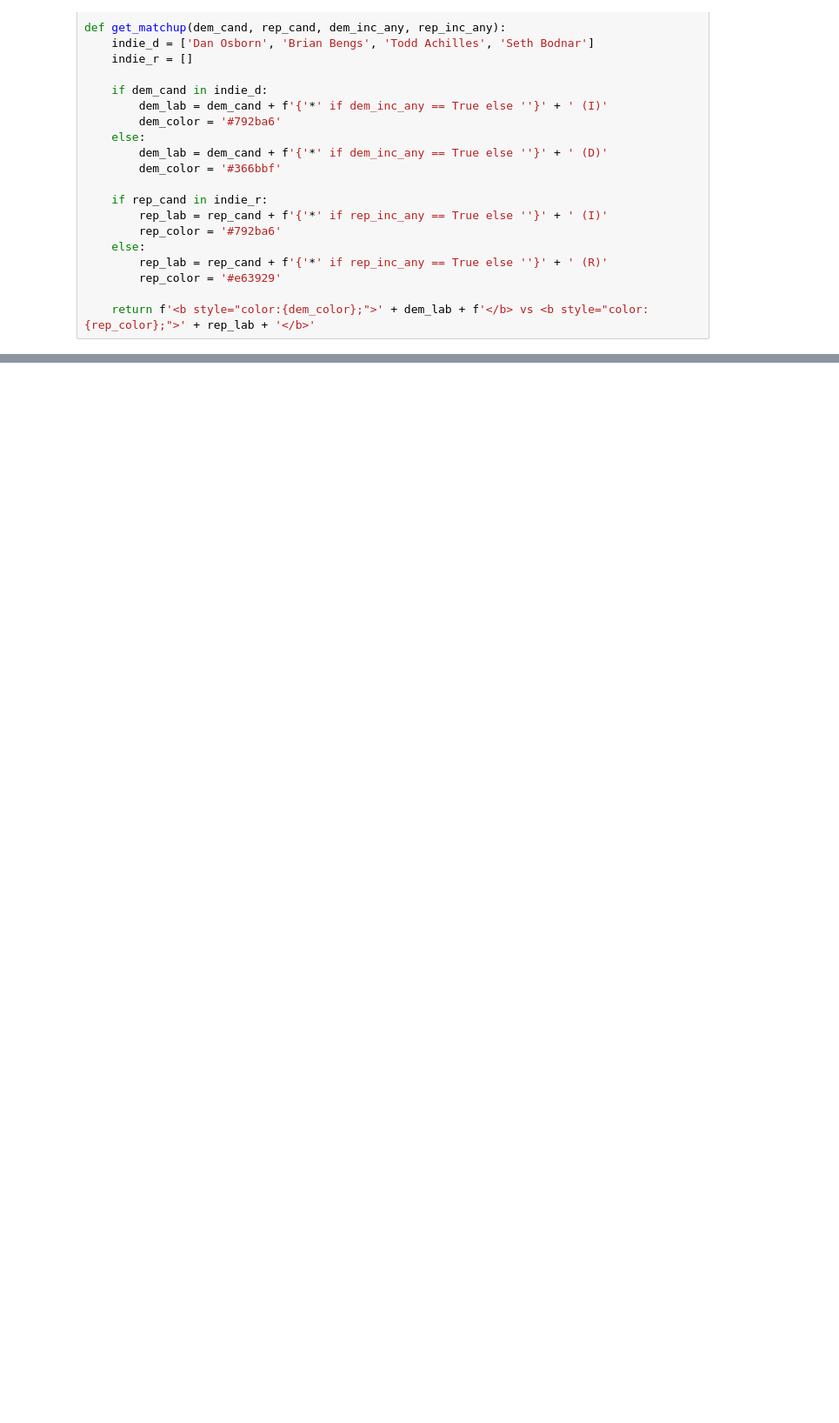
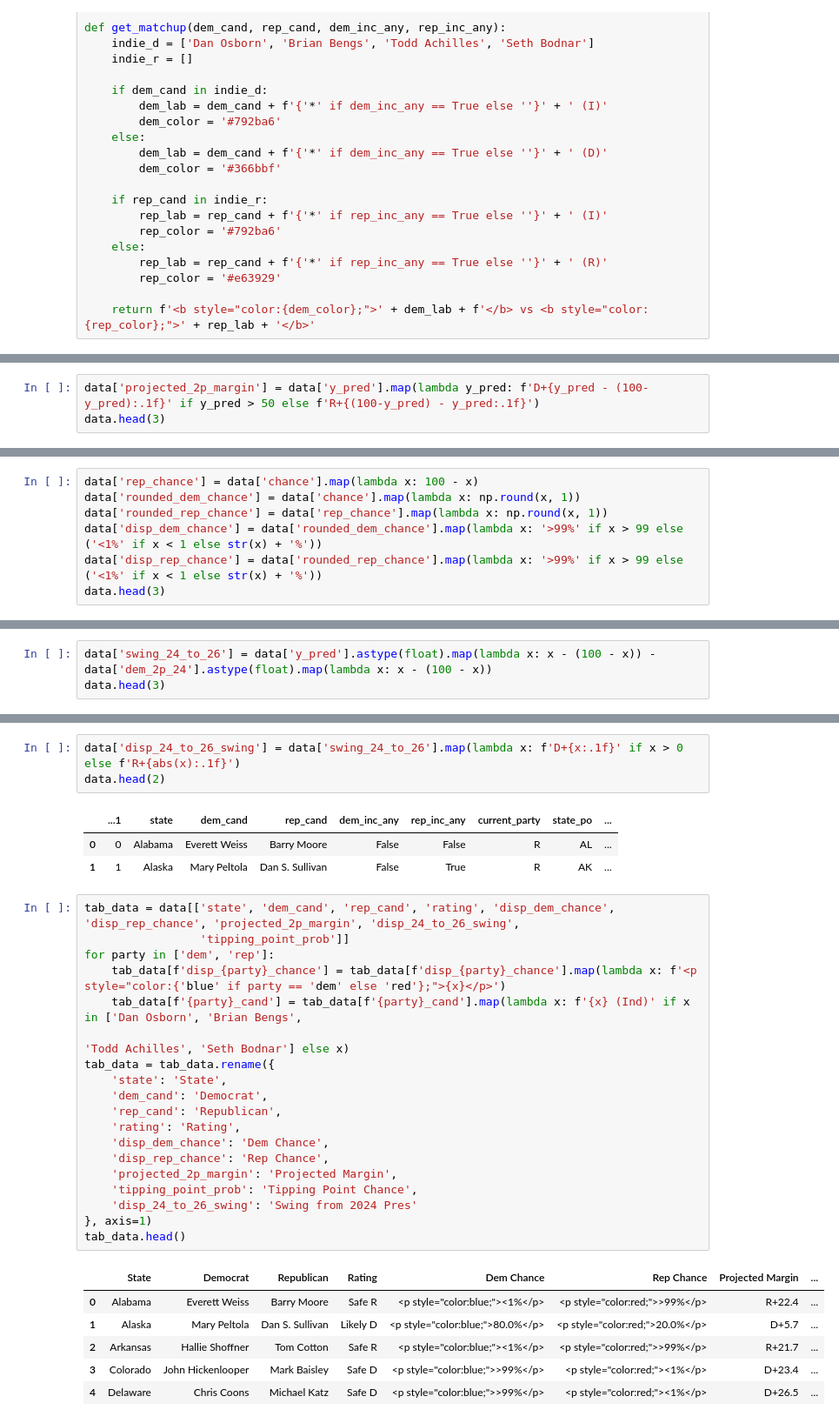
Before and after one commit to Hackquantumcpp/snoutcounter-midterms-2026-model, a Jupyter notebook: prediction/senate/05bS-postprocessing-py.ipynb, the cells around one changed output, grey strips where cells are left out. Shown at 87% size. Drawn from its saved outputs; the diff is of its cells as text; blank space fills up the shorter version.

```diff
--- a/prediction/senate/05bS-postprocessing-py.ipynb
+++ b/prediction/senate/05bS-postprocessing-py.ipynb
@@ -275,0 +294,3 @@ data.head()
+# %%
+data['projected_2p_margin'] = data['y_pred'].map(lambda y_pred: f'D+{y_pred - (100-y_pred):.1f}' if y_pred > 50 else f'R+{(100-y_pred) - y_pred:.1f}')
+data.head(3)
@@ -275,0 +302,7 @@ data.head()
+# %%
+data['rep_chance'] = data['chance'].map(lambda x: 100 - x)
+data['rounded_dem_chance'] = data['chance'].map(lambda x: np.round(x, 1))
+data['rounded_rep_chance'] = data['rep_chance'].map(lambda x: np.round(x, 1))
+data['disp_dem_chance'] = data['rounded_dem_chance'].map(lambda x: '>99%' if x > 99 else ('<1%' if x < 1 else str(x) + '%'))
+data['disp_rep_chance'] = data['rounded_rep_chance'].map(lambda x: '>99%' if x > 99 else ('<1%' if x < 1 else str(x) + '%'))
+data.head(3)
@@ -275,0 +314,3 @@ data.head()
+# %%
+data['swing_24_to_26'] = data['y_pred'].astype(float).map(lambda x: x - (100 - x)) - data['dem_2p_24'].astype(float).map(lambda x: x - (100 - x))
+data.head(3)
@@ -275,0 +322,33 @@ data.head()
+# %%
+data['disp_24_to_26_swing'] = data['swing_24_to_26'].map(lambda x: f'D+{x:.1f}' if x > 0 else f'R+{abs(x):.1f}')
+data.head(2)
+# %% [output]
+|  | ...1 | state | dem_cand | rep_cand | dem_inc_any | rep_inc_any | current_party | state_po | ... |
+| 0 | 0 | Alabama | Everett Weiss | Barry Moore | False | False | R | AL | ... |
+| 1 | 1 | Alaska | Mary Peltola | Dan S. Sullivan | False | True | R | AK | ... |
+# %%
+tab_data = data[['state', 'dem_cand', 'rep_cand', 'rating', 'disp_dem_chance', 'disp_rep_chance', 'projected_2p_margin', 'disp_24_to_26_swing',
+                 'tipping_point_prob']]
+for party in ['dem', 'rep']:
+    tab_data[f'disp_{party}_chance'] = tab_data[f'disp_{party}_chance'].map(lambda x: f'<p style="color:{'blue' if party == 'dem' else 'red'};">{x}</p>')
+    tab_data[f'{party}_cand'] = tab_data[f'{party}_cand'].map(lambda x: f'{x} (Ind)' if x in ['Dan Osborn', 'Brian Bengs',
+                                                                                              'Todd Achilles', 'Seth Bodnar'] else x)
+tab_data = tab_data.rename({
+    'state': 'State',
+    'dem_cand': 'Democrat',
+    'rep_cand': 'Republican',
+    'rating': 'Rating',
+    'disp_dem_chance': 'Dem Chance',
+    'disp_rep_chance': 'Rep Chance',
+    'projected_2p_margin': 'Projected Margin',
+    'tipping_point_prob': 'Tipping Point Chance',
+    'disp_24_to_26_swing': 'Swing from 2024 Pres'
+}, axis=1)
+tab_data.head()
+# %% [output]
+|  | State | Democrat | Republican | Rating | Dem Chance | Rep Chance | Projected Margin | ... |
+| 0 | Alabama | Everett Weiss | Barry Moore | Safe R | <p style="color:blue;"><1%</p> | <p style="color:red;">>99%</p> | R+22.4 | ... |
+| 1 | Alaska | Mary Peltola | Dan S. Sullivan | Likely D | <p style="color:blue;">80.0%</p> | <p style="color:red;">20.0%</p> | D+5.7 | ... |
+| 2 | Arkansas | Hallie Shoffner | Tom Cotton | Safe R | <p style="color:blue;"><1%</p> | <p style="color:red;">>99%</p> | R+21.7 | ... |
+| 3 | Colorado | John Hickenlooper | Mark Baisley | Safe D | <p style="color:blue;">>99%</p> | <p style="color:red;"><1%</p> | D+23.4 | ... |
+| 4 | Delaware | Chris Coons | Michael Katz | Safe D | <p style="color:blue;">>99%</p> | <p style="color:red;"><1%</p> | D+26.5 | ... |
```
Also changed, not shown: parts of 15 cells of this notebook, 13 other files.
